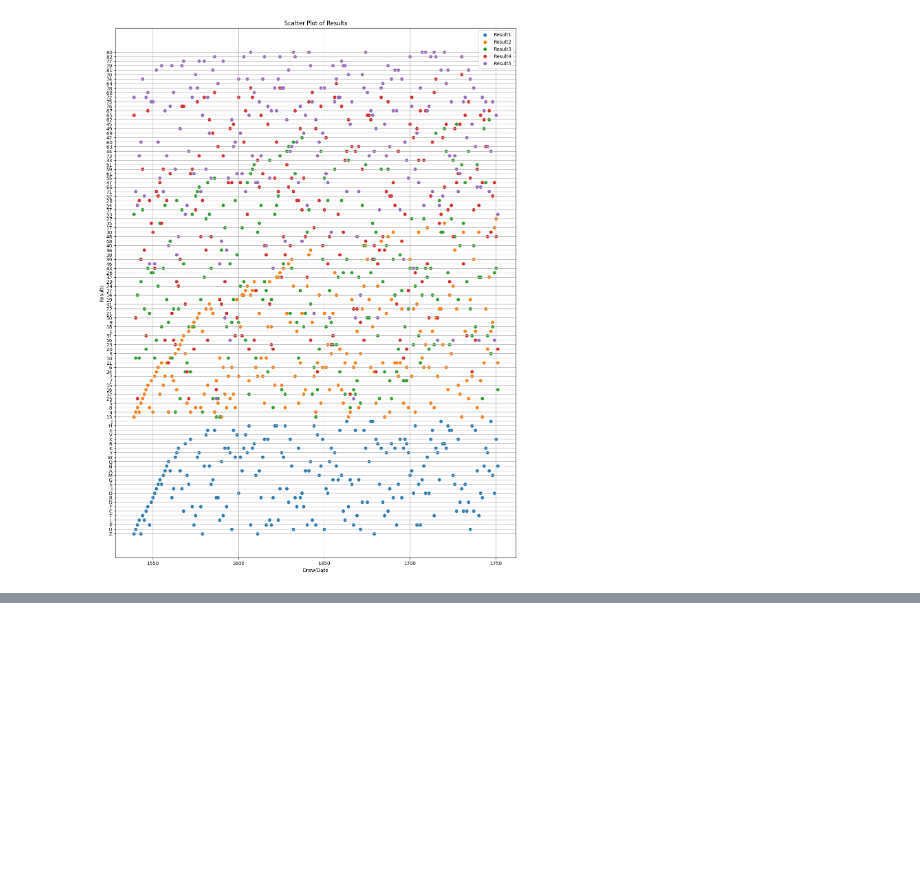
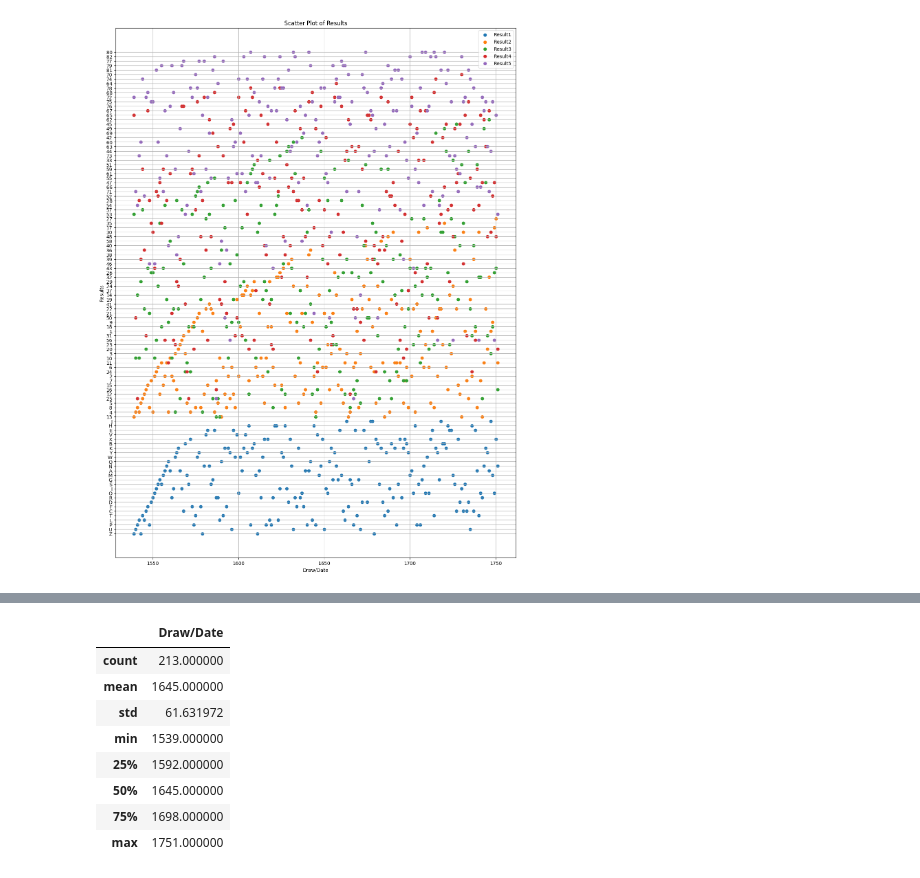
Before and after one commit to dilanmalaviarachchi/lotto--MLproject, a Jupyter notebook: lotto/code.ipynb, the cells around one changed output, grey strips where cells are left out. Saved outputs shown, nothing was run; the diff lists cells and outputs as text; code cells hidden in the pictures; blank space fills up the shorter version.

```diff
--- a/lotto/code.ipynb
+++ b/lotto/code.ipynb
@@ -188,0 +196,12 @@ plt.show()
+# %%
+result_data.describe()
+# %% [output]
+|  | Draw/Date |
+| count | 213.000000 |
+| mean | 1645.000000 |
+| std | 61.631972 |
+| min | 1539.000000 |
+| 25% | 1592.000000 |
+| 50% | 1645.000000 |
+| 75% | 1698.000000 |
+| max | 1751.000000 |
```
Also changed, not shown: parts of 22 cells of this notebook.
